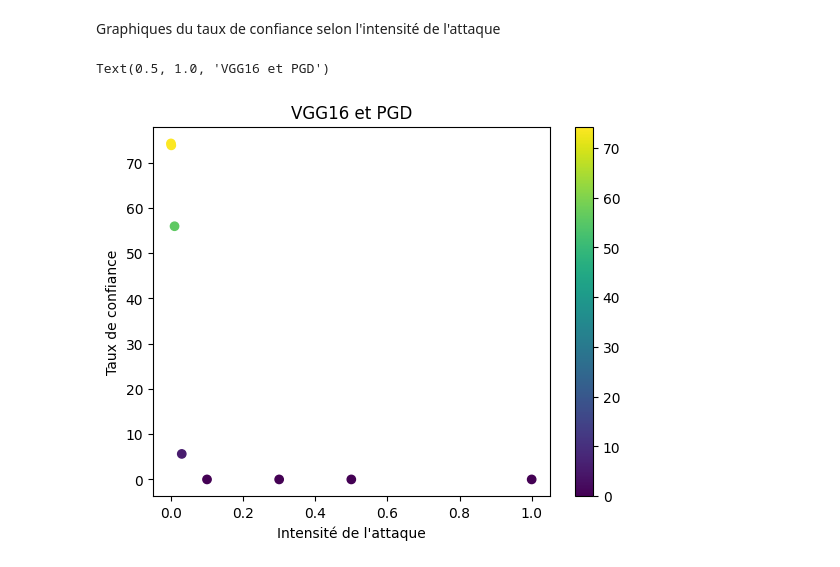
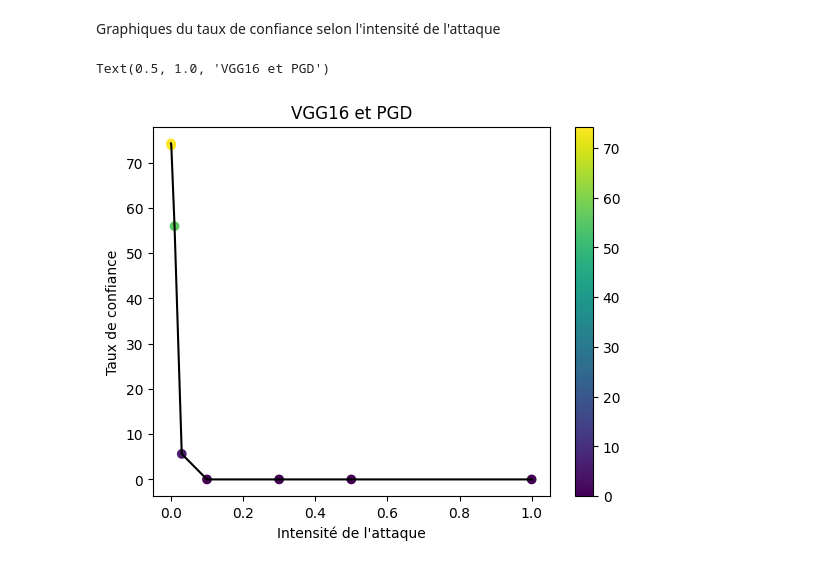
Before and after one commit to ArthurDelannoyazerty/S8-Explicability, a Jupyter notebook: final_dir/analysis_graph.ipynb, the cells around one changed output. Saved outputs shown, nothing was run; the diff lists cells and outputs as text; code cells hidden in the pictures.

```diff
--- a/final_dir/analysis_graph.ipynb
+++ b/final_dir/analysis_graph.ipynb
@@ -184,14 +184,16 @@ df_MV2_FGSM = img_MV2_FGSM.groupby(img_MV2_FGSM.Intensité).mean()
 df_ResNet_PGD = img_ResNet_PGD.groupby(img_ResNet_PGD.Intensité).mean()
 df_ResNet_FGSM = img_ResNet_FGSM.groupby(img_ResNet_FGSM.Intensité).mean()
 # %%
+plt.plot(df_VGG16_PGD.index.tolist(),df_VGG16_PGD['Score'], c = 'black')
 plt.scatter(df_VGG16_PGD.index.tolist(),df_VGG16_PGD['Score'],c = df_VGG16_PGD['Score'],cmap='viridis')
+
 plt.colorbar()
 plt.xlabel("Intensité de l'attaque")
 plt.ylabel('Taux de confiance')
 plt.title('VGG16 et PGD')
 # %% [output]
 Text(0.5, 1.0, 'VGG16 et PGD')
-[figure, old version]
+[figure, new version]
 # %%
 plt.scatter(df_VGG16_FGSM.index.tolist(),df_VGG16_FGSM['Score'],c = df_VGG16_FGSM['Score'],cmap='viridis')
 plt.colorbar()
```
